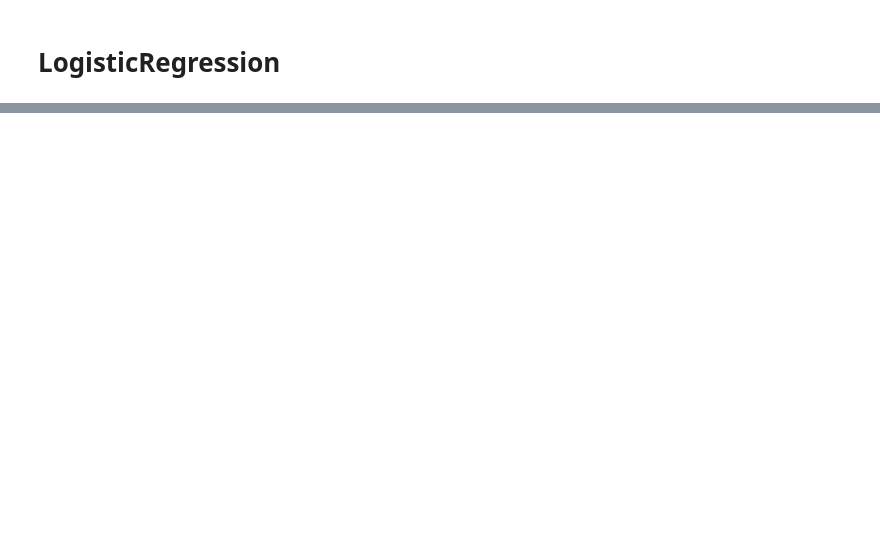
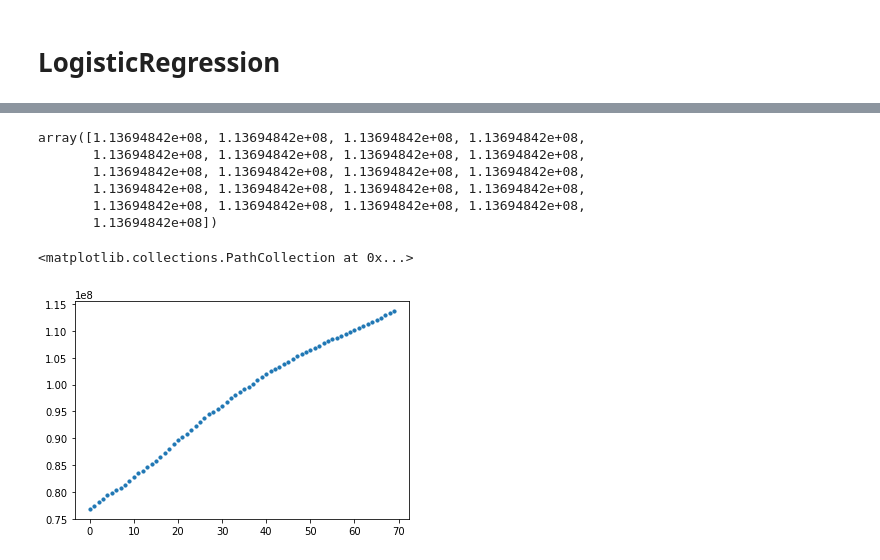
Before and after one commit to yanliang789/covid_19_trend, a Jupyter notebook: covid_19_trend.ipynb, the cells around one changed output, grey strips where cells are left out. Saved outputs shown, nothing was run; the diff lists cells and outputs as text; code cells hidden in the pictures; blank space fills up the shorter version.

Commit message:
logisticregression

```diff
--- a/covid_19_trend.ipynb
+++ b/covid_19_trend.ipynb
@@ -110,8 +110,8 @@ Y_C
 69    113694842.0
 Name: Confirmed, Length: 70, dtype: float64
 # %%
-Y_V = df.iloc[:,-2]
-Y_V
+y_v_train = df.iloc[:,-2]
+y_v_train
 # %% [output]
 0      76818746.0
 1      77367360.0
@@ -149,3 +127,0 @@ pip install sklearn
-# %%
-# df['ObservationDate'] = df['ObservationDate'].astype('int64')
-df['ObservationDate'] = df['ObservationDate'].apply(lambda x: pd.Timestamp(x)).astype('int64')
@@ -162,0 +128,7 @@ x_train, x_test, y_train, y_test = train_test_split(X, Confirmed, test_size=0.2,
+# %%
+x = np.array(df.index.values.tolist()).reshape(-1, 1)
+list = []
+for i in range(1,22):
+    list.append(69 +i)
+x_pred = np.array(list).reshape(-1, 1)
+x_pred
@@ -164,3 +174,6 @@ x_train, x_test, y_train, y_test = train_test_split(X, Confirmed, test_size=0.2,
 # LogisticRegression
 # %%
 from sklearn.linear_model import LogisticRegression
+
+model = LogisticRegression()
+model.fit(x, y_v_train)
@@ -181,0 +189,15 @@ cm = confusion_matrix(y_test, y_pred)
+# %%
+y_v_pred = model.predict(x_pred)
+y_v_pred
+# %% [output]
+array([1.13694842e+08, 1.13694842e+08, 1.13694842e+08, 1.13694842e+08,
+       1.13694842e+08, 1.13694842e+08, 1.13694842e+08, 1.13694842e+08,
+       1.13694842e+08, 1.13694842e+08, 1.13694842e+08, 1.13694842e+08,
+       1.13694842e+08, 1.13694842e+08, 1.13694842e+08, 1.13694842e+08,
+       1.13694842e+08, 1.13694842e+08, 1.13694842e+08, 1.13694842e+08,
+       1.13694842e+08])
+# %%
+plt.scatter(x, y_v_train, s=10)
+# %% [output]
+<matplotlib.collections.PathCollection at 0x...>
+[figure, added]
```
Also changed, not shown: parts of 32 cells of this notebook.
